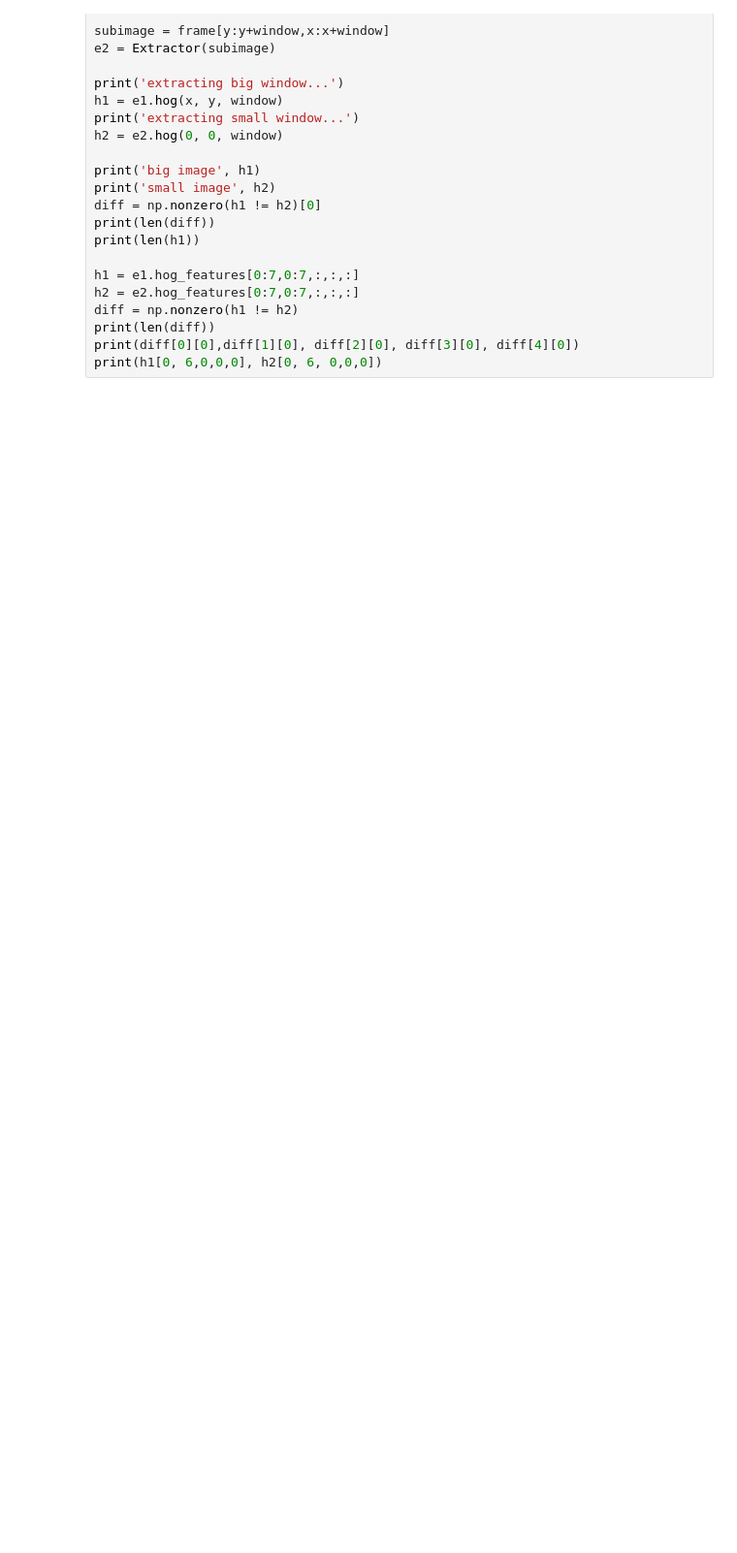
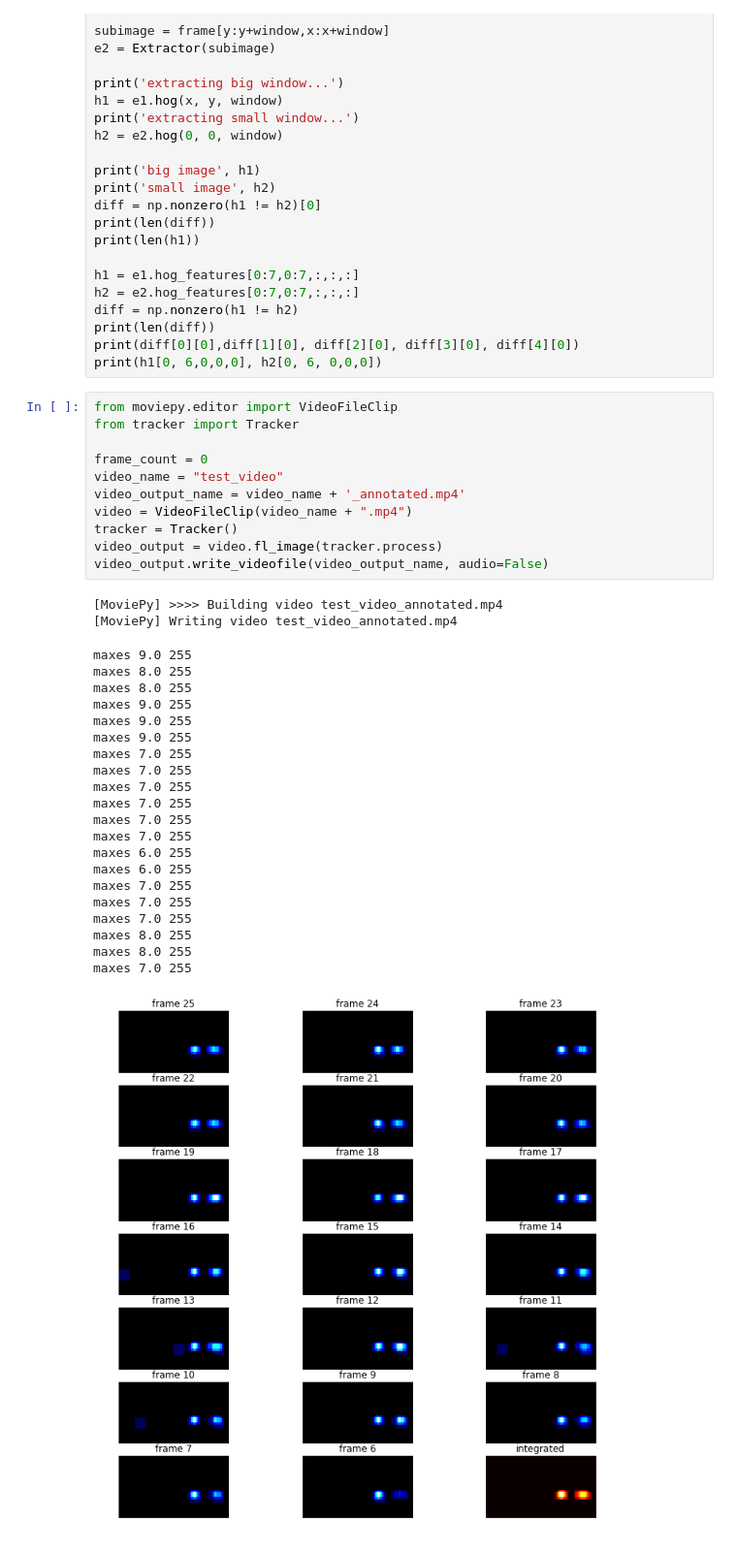
Before and after one commit to micronix/CarND-Vehicle-Detection, a Jupyter notebook: notebook.ipynb, the cells around one changed output. Shown at 97% size. Saved outputs shown, nothing was run; the diff lists cells and outputs as text; blank space fills up the shorter version.

```diff
--- a/notebook.ipynb
+++ b/notebook.ipynb
@@ -460,3 +449,38 @@ diff = np.nonzero(h1 != h2)
 print(len(diff))
 print(diff[0][0],diff[1][0], diff[2][0], diff[3][0], diff[4][0])
 print(h1[0, 6,0,0,0], h2[0, 6, 0,0,0])
+# %%
+from moviepy.editor import VideoFileClip
+from tracker import Tracker
+
+frame_count = 0
+video_name = "test_video"
+video_output_name = video_name + '_annotated.mp4'
+video = VideoFileClip(video_name + ".mp4")
+tracker = Tracker()
+video_output = video.fl_image(tracker.process)
+video_output.write_videofile(video_output_name, audio=False)
+# %% [output]
+[MoviePy] >>>> Building video test_video_annotated.mp4
+[MoviePy] Writing video test_video_annotated.mp4
+maxes 9.0 255
+maxes 8.0 255
+maxes 8.0 255
+maxes 9.0 255
+maxes 9.0 255
+maxes 9.0 255
+maxes 7.0 255
+maxes 7.0 255
+maxes 7.0 255
+maxes 7.0 255
+maxes 7.0 255
+maxes 7.0 255
+maxes 6.0 255
+maxes 6.0 255
+maxes 7.0 255
+maxes 7.0 255
+maxes 7.0 255
+maxes 8.0 255
+maxes 8.0 255
+maxes 7.0 255
+[figure, added]
```
Also changed, not shown: parts of 3 cells of this notebook, 7 other files.
